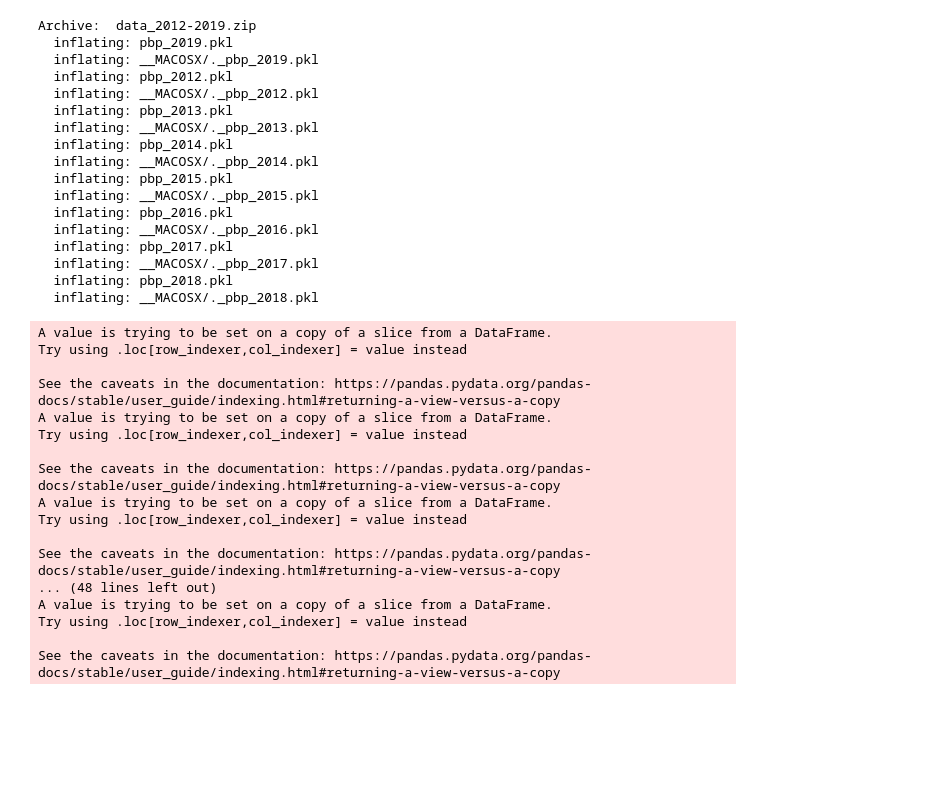
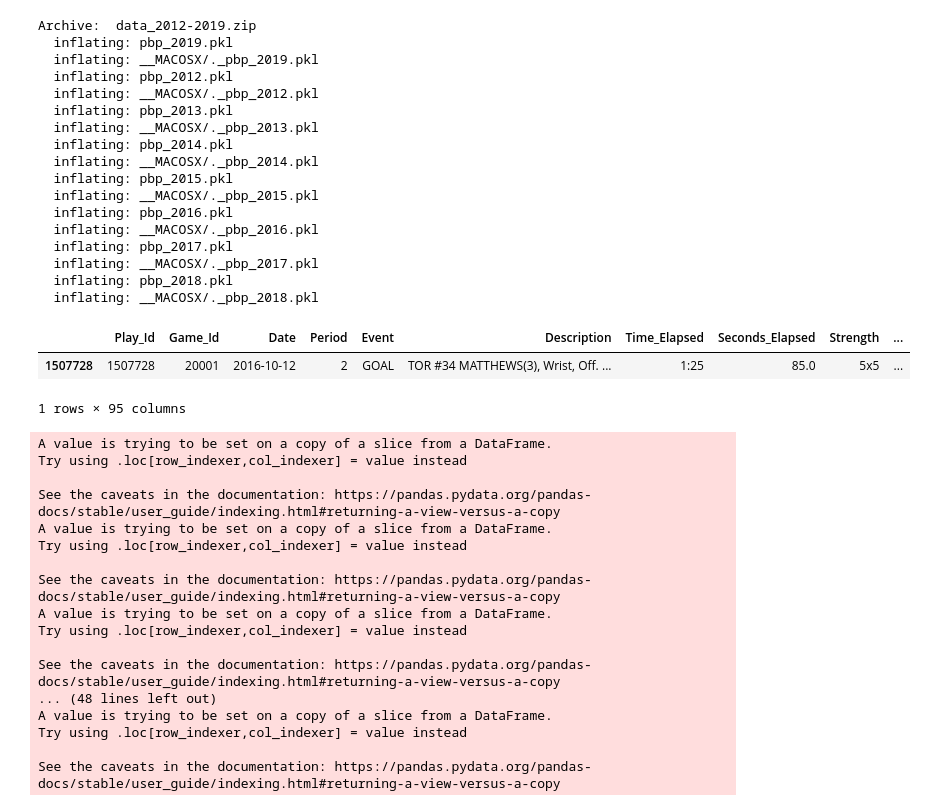
Before and after one commit to ceb263/nhl, a Jupyter notebook: xG.ipynb, the cells around one changed output. Saved outputs shown, nothing was run; the diff lists cells and outputs as text; code cells hidden in the pictures; blank space fills up the shorter version.

```diff
--- a/xG.ipynb
+++ b/xG.ipynb
@@ -165,6 +166,12 @@ def preprocess_plays(df):
     return df
 # %%
 shots = preprocess_plays(plays)
+# %%
+shots.loc[shots['Play_Id']==1507728]
+# %% [output]
+|  | Play_Id | Game_Id | Date | Period | Event | Description | Time_Elapsed | Seconds_Elapsed | Strength | ... |
+| 1507728 | 1507728 | 20001 | 2016-10-12 | 2 | GOAL | TOR #34 MATTHEWS(3), Wrist, Off. ... | 1:25 | 85.0 | 5x5 | ... |
+1 rows × 95 columns
 # %%
 # select feature and target columns
 X = shots[['Play_Id','Period','Seconds_Elapsed','scoreFor','scoreAgainst','scoreDiff','xC','yC','prev_Seconds_Elapsed','prev_xC','prev_yC','timeSincePrev','distanceSincePrev',
```
Also changed, not shown: parts of 7 cells of this notebook.
